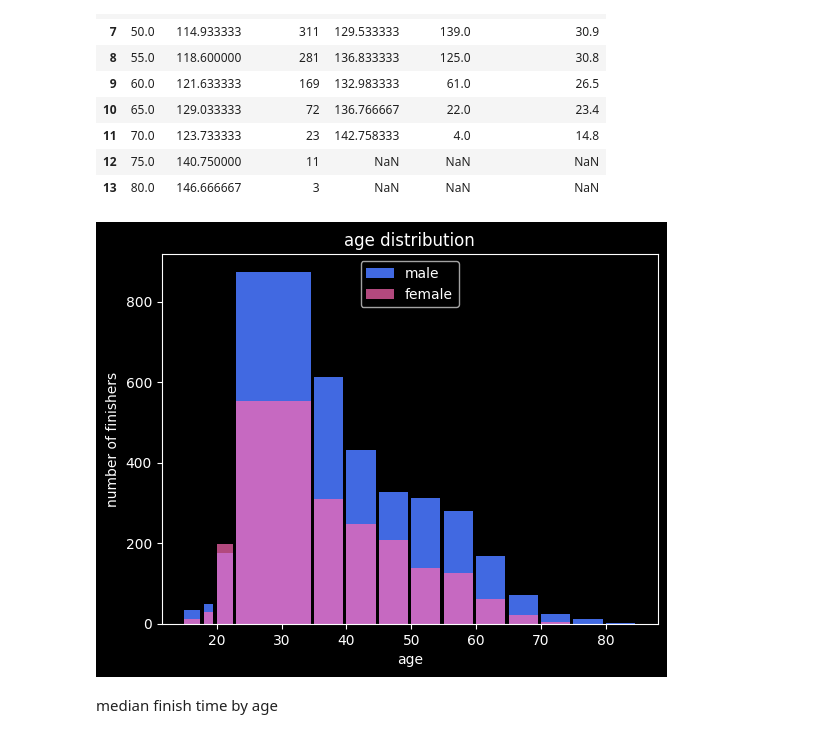
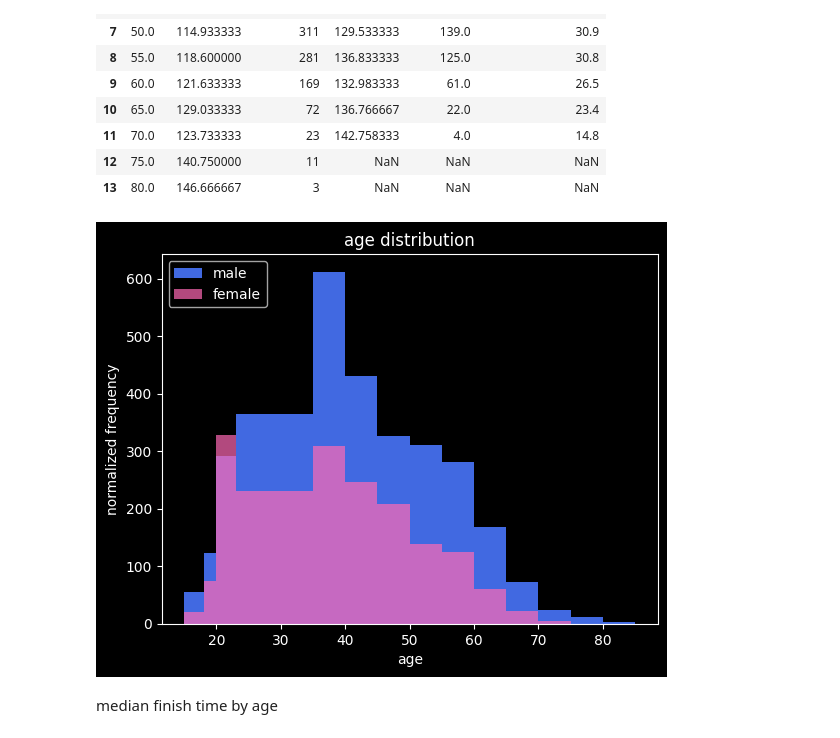
Before and after one commit to gerritnowald/Gutenberg-Halbmarathon-Mainz-2025-analysis, a Jupyter notebook: analysis.ipynb, the cells around one changed output. Cells and saved outputs as stored; diff of their text form; code cells hidden in the pictures.

Commit message:
normalized frequency in age distribution

```diff
--- a/analysis.ipynb
+++ b/analysis.ipynb
@@ -104,29 +105,29 @@ df_age
 | 12 | 75.0 | 140.750000 | 11 | NaN | NaN | NaN |
 | 13 | 80.0 | 146.666667 | 3 | NaN | NaN | NaN |
 # %%
-plt.bar(15, df_age['number_m'].iloc[0], color=color_m, align='edge', width=2.5, label='male')
-plt.bar(15, df_age['number_f'].iloc[0], color=color_f, align='edge', width=2.5, label='female', alpha=0.7)
+plt.bar(18, df_age['number_m'].iloc[0]*5/3, color=color_m, align='edge', width=-3, label='male')
+plt.bar(18, df_age['number_f'].iloc[0]*5/3, color=color_f, align='edge', width=-3, label='female', alpha=0.7)
 
-plt.bar(18, df_age['number_m'].iloc[1], color=color_m, align='edge', width=1.5)
-plt.bar(18, df_age['number_f'].iloc[1], color=color_f, align='edge', width=1.5, alpha=0.7)
+plt.bar(20, df_age['number_m'].iloc[1]*5/2, color=color_m, align='edge', width=-2)
+plt.bar(20, df_age['number_f'].iloc[1]*5/2, color=color_f, align='edge', width=-2, alpha=0.7)
 
-plt.bar(20, df_age['number_m'].iloc[2], color=color_m, align='edge', width=2.5)
-plt.bar(20, df_age['number_f'].iloc[2], color=color_f, align='edge', width=2.5, alpha=0.7)
+plt.bar(23, df_age['number_m'].iloc[2]*5/3, color=color_m, align='edge', width=-3)
+plt.bar(23, df_age['number_f'].iloc[2]*5/3, color=color_f, align='edge', width=-3, alpha=0.7)
 
-plt.bar(23, df_age['number_m'].iloc[3], color=color_m, align='edge', width=11.5)
-plt.bar(23, df_age['number_f'].iloc[3], color=color_f, align='edge', width=11.5, alpha=0.7)
+plt.bar(35, df_age['number_m'].iloc[3]*5/12, color=color_m, align='edge', width=-12)
+plt.bar(35, df_age['number_f'].iloc[3]*5/12, color=color_f, align='edge', width=-12, alpha=0.7)
 
-plt.bar(df_age['age'].iloc[4:], df_age['number_m'].iloc[4:], color=color_m, align='edge', width=4.5)
-plt.bar(df_age['age'].iloc[4:], df_age['number_f'].iloc[4:], color=color_f, align='edge', width=4.5, alpha=0.7)
+plt.bar(df_age['age'].iloc[4:], df_age['number_m'].iloc[4:], color=color_m, align='edge', width=5)
+plt.bar(df_age['age'].iloc[4:], df_age['number_f'].iloc[4:], color=color_f, align='edge', width=5, alpha=0.7)
 
 plt.xlabel('age')
-plt.ylabel('number of finishers')
+plt.ylabel('normalized frequency')
 plt.title('age distribution')
 plt.legend()
 
 # plt.savefig('age_distribution.png', dpi=300, transparent=True)
 # %% [output]
-[figure, old version]
+[figure, new version]
 # %% [markdown]
 median finish time by age
 # %%
```
Also changed, not shown: parts of 1 cell of this notebook, 1 other file.
